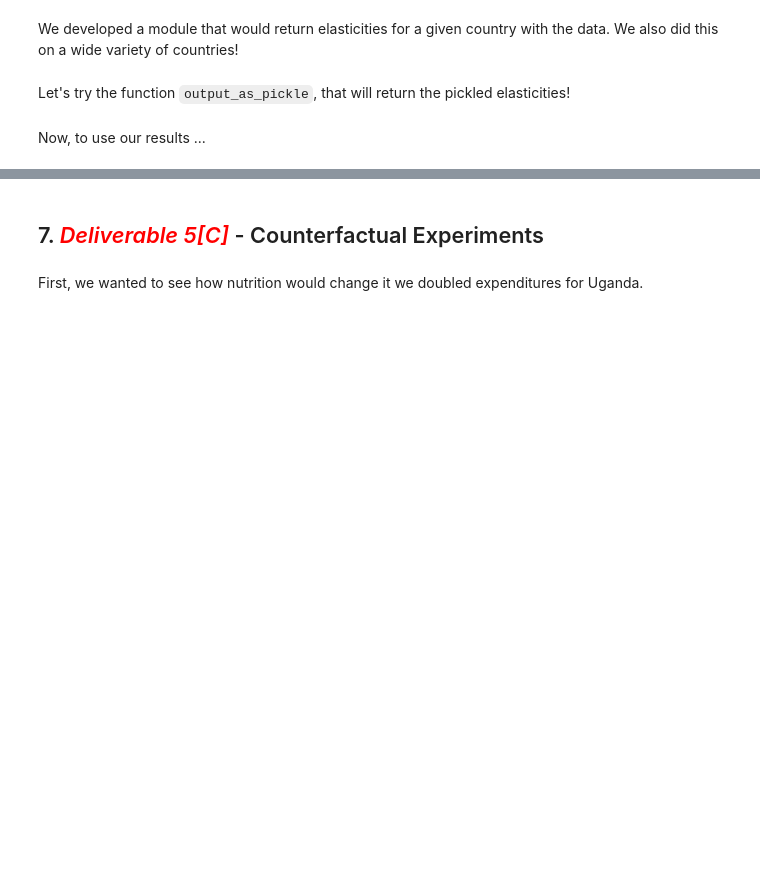
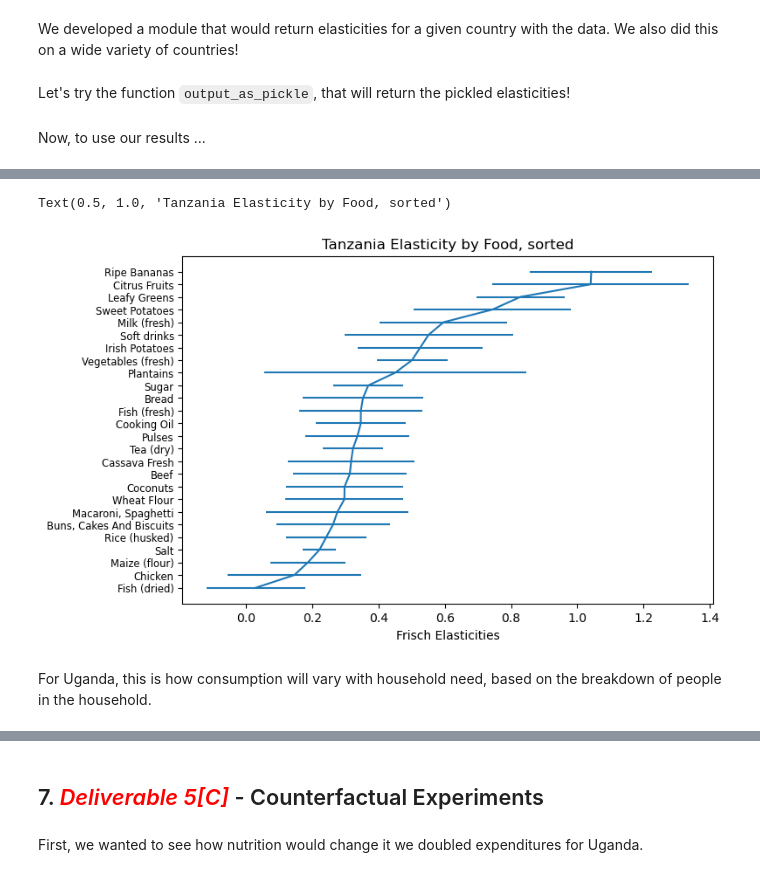
Before and after one commit to vishalival/eep153-stanley-jevons, a Jupyter notebook: deliverables_code_final_2.ipynb, the cells around one changed output, grey strips where cells are left out. Cells and saved outputs as stored; diff of their text form; code cells hidden in the pictures; blank space fills up the shorter version.

```diff
--- a/deliverables_code_final_2.ipynb
+++ b/deliverables_code_final_2.ipynb
@@ -437,0 +475,8 @@ result_tanzania.graph_beta()
+# %%
+result_tanzania.graph_beta()
+plt.title("Tanzania Elasticity by Food, sorted")
+# %% [output]
+Text(0.5, 1.0, 'Tanzania Elasticity by Food, sorted')
+[figure, added]
+# %% [markdown]
+For Uganda, this is how consumption will vary with household need, based on the breakdown of people in the household.
```
Also changed, not shown: parts of 22 cells of this notebook.
